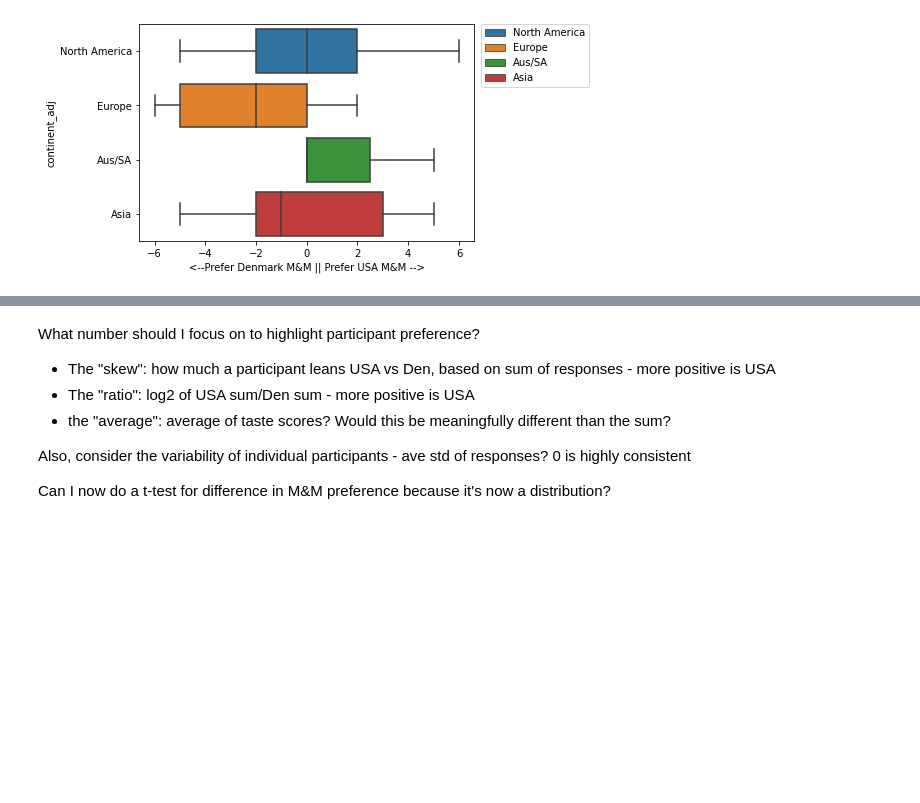
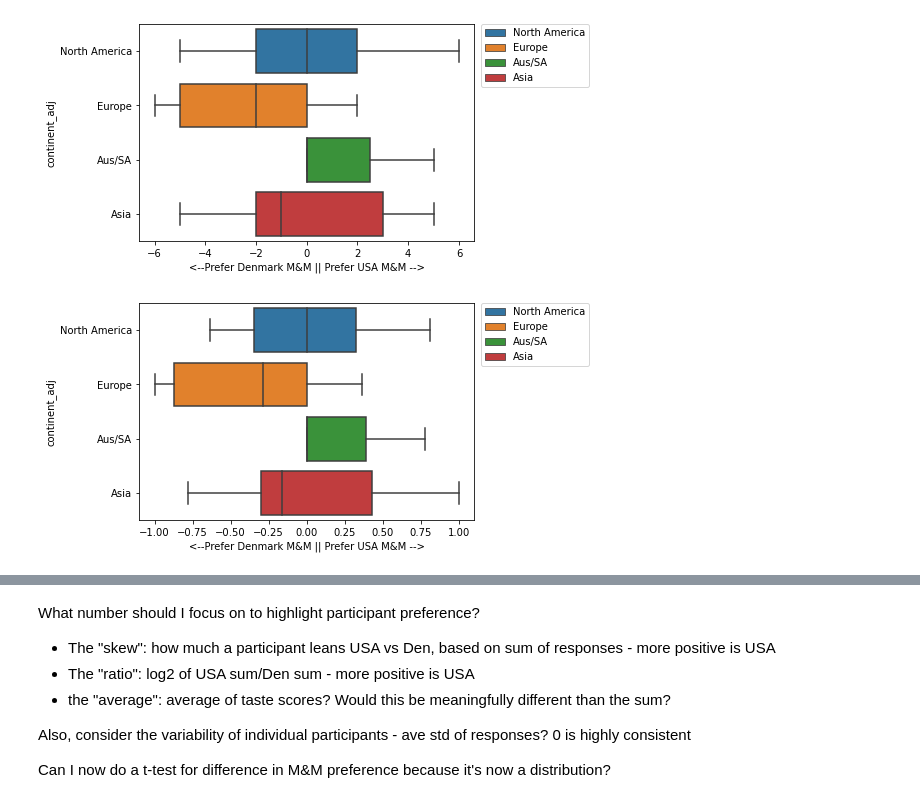
Before and after one commit to erinhwilson/mnm-taste-test, a Jupyter notebook: mnm_analysis.ipynb, the cells around one changed output, grey strips where cells are left out. Saved outputs shown, nothing was run; the diff lists cells and outputs as text; code cells hidden in the pictures; blank space fills up the shorter version.

```diff
--- a/mnm_analysis.ipynb
+++ b/mnm_analysis.ipynb
@@ -796,3 +983,11 @@ plt.legend(bbox_to_anchor=(1.02, 1), loc='upper left', borderaxespad=0)
 plt.show()
 # %% [output]
 [figure]
+# %%
+sns.boxplot(data=pdf, x='mnm_ratio',y='continent_adj',hue='continent_adj',dodge=False)
+plt.xlabel("<--Prefer Denmark M&M || Prefer USA M&M -->")
+
+plt.legend(bbox_to_anchor=(1.02, 1), loc='upper left', borderaxespad=0)
+plt.show()
+# %% [output]
+[figure, added]
```
Also changed, not shown: parts of 73 cells of this notebook.
